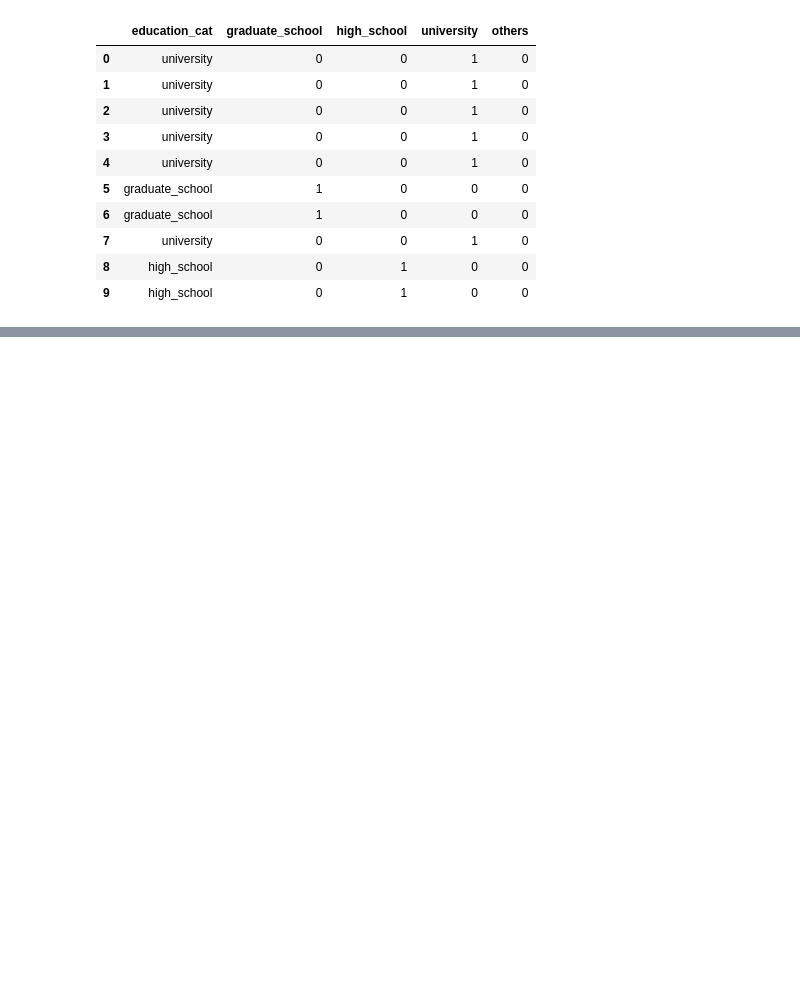
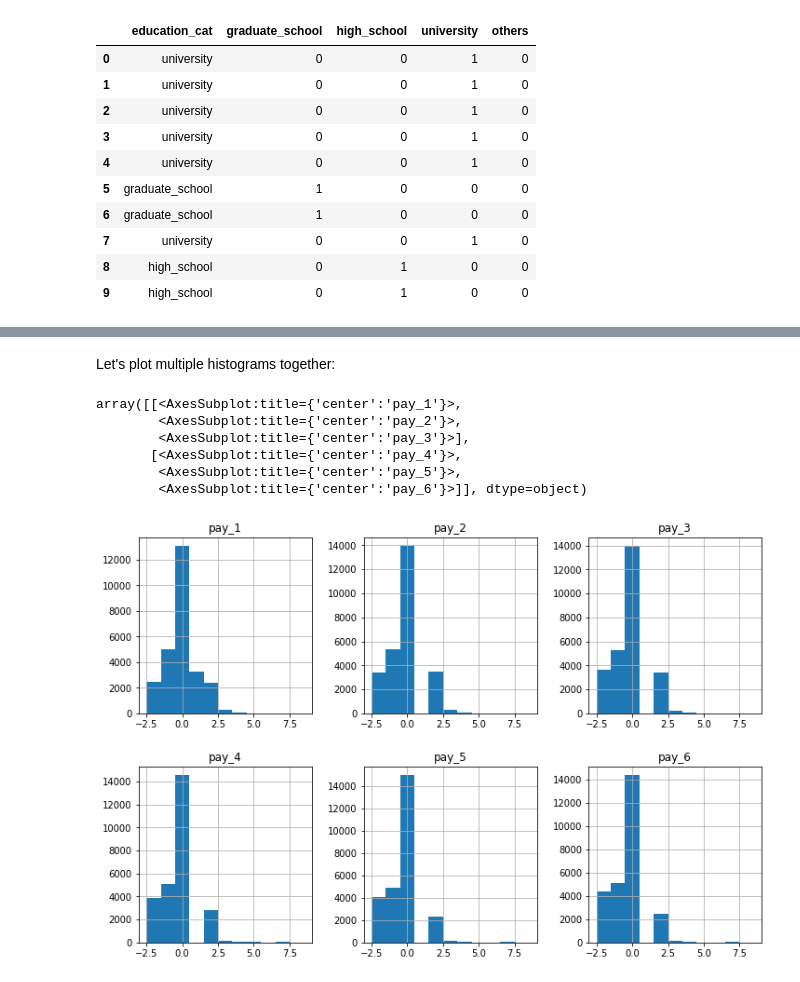
Before and after one commit to jeantardelli/data-science, a Jupyter notebook: loading-and-examining-data.ipynb, the cells around one changed output, grey strips where cells are left out. Cells and saved outputs as stored; diff of their text form; code cells hidden in the pictures; blank space fills up the shorter version.

```diff
--- a/loading-and-examining-data.ipynb
+++ b/loading-and-examining-data.ipynb
@@ -448,0 +486,4 @@ Saving the resultant dataframe for posteri
+# %%
+pay_feats = ['pay_{}'.format(i+1) for i in range(6)]
+
+df[pay_feats].describe()
@@ -448,0 +535,12 @@ Saving the resultant dataframe for posteri
+# %% [markdown]
+Let's plot multiple histograms together:
+# %%
+df[pay_feats].hist(bins=pay_1_bins, figsize=(12, 8), layout=(2, 3))
+# %% [output]
+array([[<AxesSubplot:title={'center':'pay_1'}>,
+        <AxesSubplot:title={'center':'pay_2'}>,
+        <AxesSubplot:title={'center':'pay_3'}>],
+       [<AxesSubplot:title={'center':'pay_4'}>,
+        <AxesSubplot:title={'center':'pay_5'}>,
+        <AxesSubplot:title={'center':'pay_6'}>]], dtype=object)
+[figure, added]
```
Also changed, not shown: parts of 34 cells of this notebook.
